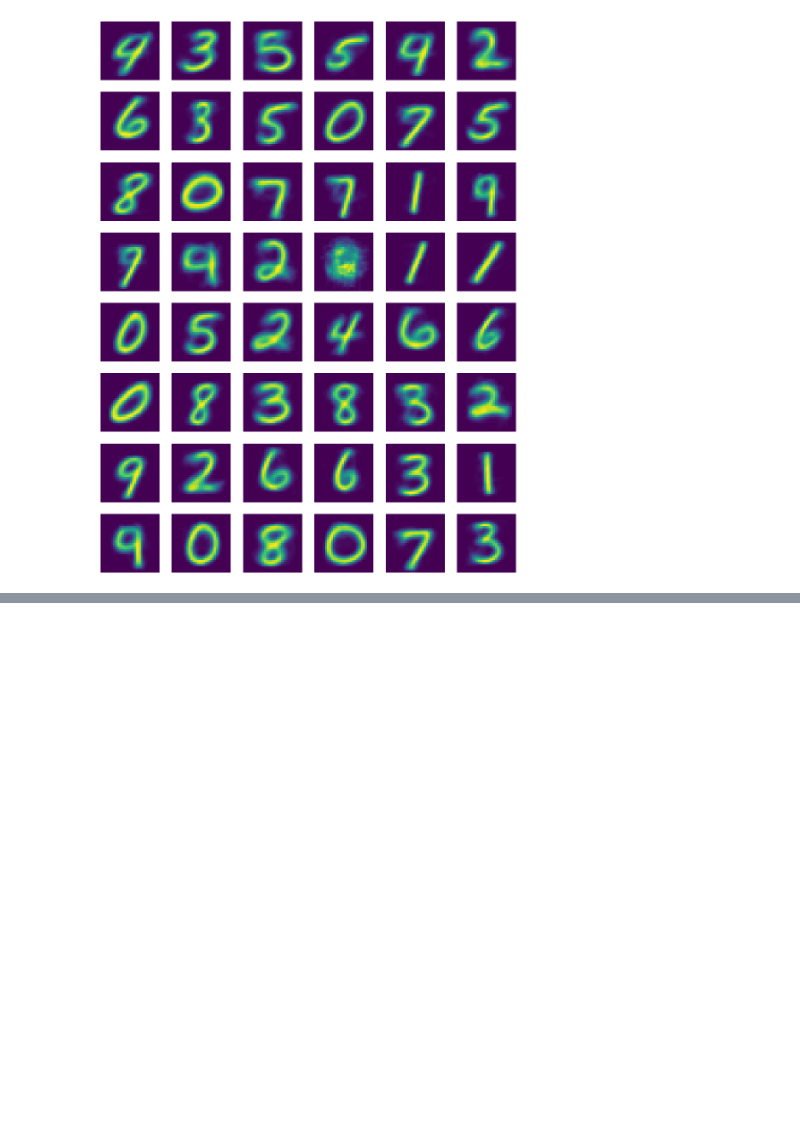
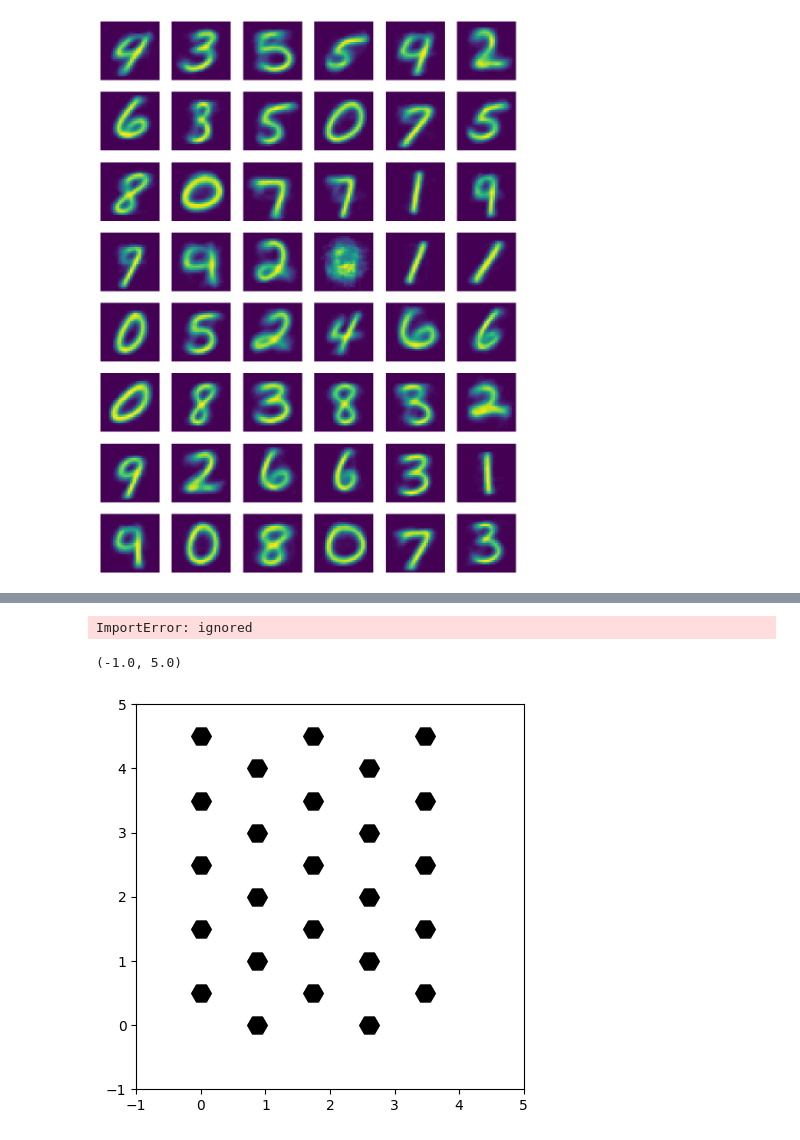
Before and after one commit to skowronskid/Computational-Analysis-Methods, a Jupyter notebook: SOM/som_experiments.ipynb, the cells around one changed output, grey strips where cells are left out. Saved outputs shown, nothing was run; the diff lists cells and outputs as text; code cells hidden in the pictures; blank space fills up the shorter version.

Commit message:
hexagonal

```diff
--- a/SOM/som_experiments.ipynb
+++ b/SOM/som_experiments.ipynb
@@ -458,3 +458,7 @@ for i, ax in enumerate(axs):
     ax.axis('off')
 # %% [output]
 [figure]
+# %%
+som5 = SOM(28*28 , (5,5), topology="hexagonal")
+# %%
+som5.train(X, epochs=5, neighborhood_function=gaussian, learning_rate=0.05, sigma=0.1, learning_rate_decay=10,verbose=True)
@@ -460,0 +553,2 @@ for i, ax in enumerate(axs):
+# %%
+indices = som5.neighbor_indices
@@ -460,0 +601,16 @@ for i, ax in enumerate(axs):
+# %%
+from hexalattice
+hex_centers, _ = create_hex_grid(nx=10,
+                                 ny=10,
+                                 do_plot=True)
+plt.show()
+# %% [output]
+ImportError: ignored
+# %%
+plt.figure(figsize=(5,5))
+plt.scatter(indices[0], indices[1], c="black", marker="H", s=200)
+plt.xlim(-1,5)
+plt.ylim(-1,5)
+# %% [output]
+(-1.0, 5.0)
+[figure, added]
```
Also changed, not shown: parts of 7 cells of this notebook.
